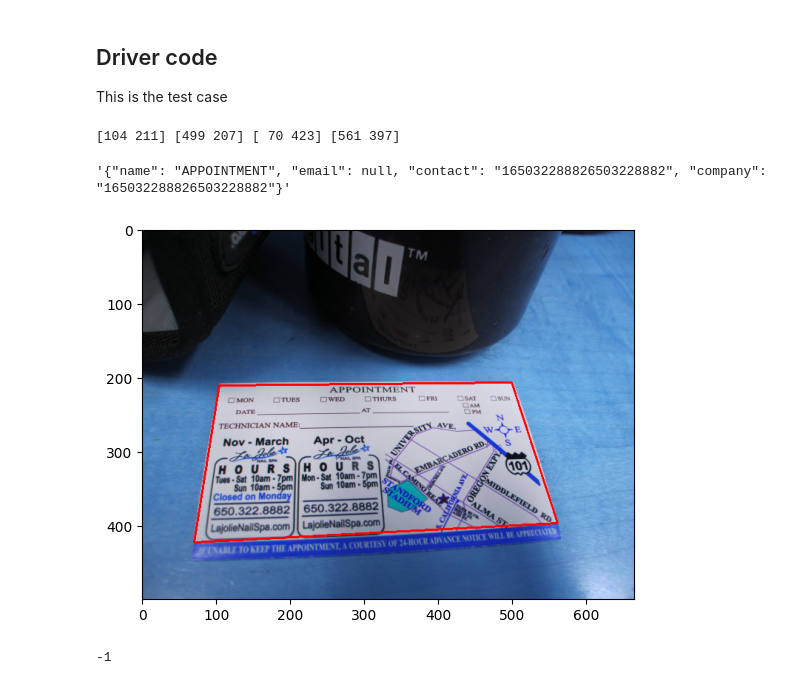
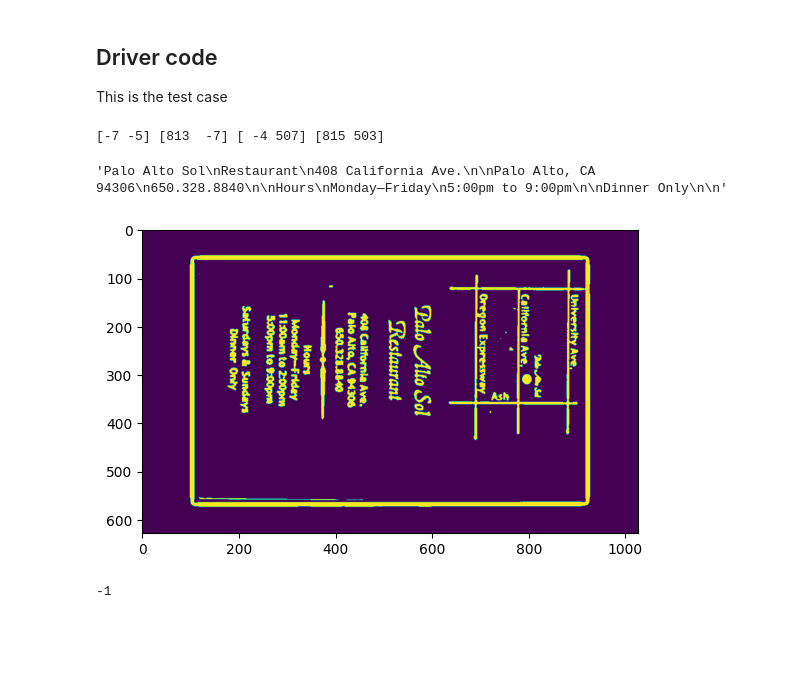
Before and after one commit to polytetralhx/ocr, a Jupyter notebook: test2.ipynb, the cells around one changed output. Cells and saved outputs as stored; diff of their text form; code cells hidden in the pictures; blank space fills up the shorter version.

Commit message:
add binary processing function, remove redundant test case

```diff
--- a/test2.ipynb
+++ b/test2.ipynb
@@ -59,6 +61,23 @@ def get_edges(img):
     plt.imshow(edged)
 
     return edged
+
+def get_binary(img):
+    '''input image opened by invoking cv2.imread.
+        output the same image reduced to binary edge features.'''
+    gray = cv2.cvtColor(gammaCorrection(img, 1.05), cv2.COLOR_BGR2GRAY)
+    gray = cv2.GaussianBlur(gray, (5, 5), 0)
+    #(thresh, binary) = cv2.threshold(gray, 0, 255, cv2.THRESH_BINARY_INV | cv2.THRESH_OTSU)
+    #(thresh, binary) = cv2.threshold(gray, 100, 255, cv2.THRESH_BINARY)
+    # apply adaptive thresholding for different light conditions
+    binary = cv2.adaptiveThreshold(gray, 255, cv2.ADAPTIVE_THRESH_MEAN_C, cv2.THRESH_BINARY_INV, 21, 12)
+
+    # show the original image and the binary image
+    plt.imshow(binary)
+
+    #binary = np.squeeze(binary[:,0])
+
+    return binary
 # %%
 def get_all_boxes(edged):
 	cnts = cv2.findContours(edged.copy(), cv2.RETR_LIST, cv2.CHAIN_APPROX_SIMPLE)
@@ -162,8 +181,9 @@ def transform_image(img):
     #read the image and get its edges
     #image = cv2.resize(img, (max_w, max_h), interpolation = cv2.INTER_AREA)
     padded = get_padding(img)
-    edged = get_edges(padded)
-    boxes = get_all_boxes(edged)
+    #edged = get_edges(padded)
+    binary = get_binary(padded)  #testing
+    boxes = get_all_boxes(binary)  #edged
     topleft, topright, bottomleft, bottomright = select_coords(boxes) #something sus here
     #topleft, topright = topleft.astype(np.int32) * ratio, topright.astype(np.int32) * ratio
     #bottomleft, bottomright = bottomleft.astype(np.int32) * ratio, bottomright.astype(np.int32) * ratio
@@ -178,7 +198,7 @@ def transform_image(img):
                             [max_w - 1, max_h - 1],
                             [max_w - 1, 0]])
 
-    plt.imshow(cv2.drawContours(img, [np.array([topleft, topright, bottomright, bottomleft]).reshape((4, 1, 2))], -1, (255,0,0), 2))
+    #plt.imshow(cv2.drawContours(img, [np.array([topleft, topright, bottomright, bottomleft]).reshape((4, 1, 2))], -1, (255,0,0), 2))
     #cv2.imshow("edged", edged)
     #cv2.waitKey(0)
 
@@ -251,23 +271,22 @@ def extract_json(img_path, lang):
 
 This is the test case
 # %%
-test_path = "./test/096.jpg_Canon.jpg"
-
+test_path = "./test/073.jpg_Reference.jpg"
 img = cv2.imread(test_path)
 #new_img = transform_image(cv2.resize(img, dsize = (doc_w, doc_h), interpolation=cv2.INTER_LINEAR))
 new_img = transform_image(imutils.resize(img, height = 500))
 
 cv2.imshow("Test case", new_img)
 cv2.waitKey(0)
 cv2.destroyAllWindows()
 pytesseract.image_to_string(new_img)
 
 # testing the json function
-extract_json(test_path, "eng")
+#extract_json(test_path, "eng")
 # %% [output]
-[104 211] [499 207] [ 70 423] [561 397]
+[-7 -5] [813  -7] [ -4 507] [815 503]
-'{"name": "APPOINTMENT", "email": null, "contact": "165032288826503228882", "company": "165032288826503228882"}'
+'Palo Alto Sol\nRestaurant\n408 California Ave.\n\nPalo Alto, CA 94306\n650.328.8840\n\nHours\nMonday—Friday\n5:00pm to 9:00pm\n\nDinner Only\n\n'
-[figure, old version]
+[figure, new version]
 # %%
 cv2.imshow("normal", img)
 cv2.waitKey(0)
```
Also changed, not shown: parts of 1 cell of this notebook, 3 other files.
